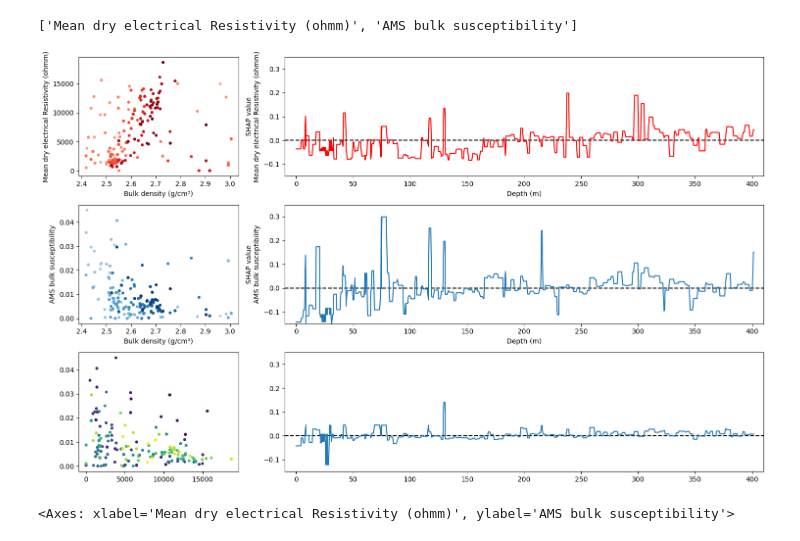
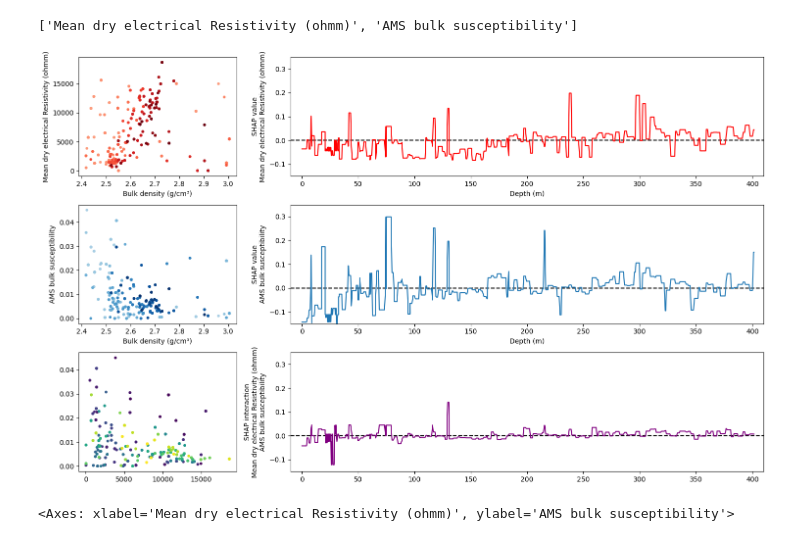
Before and after one commit to SerpRateAI/AI-pipeline-boreholes, a Jupyter notebook: ams-resist-analysis.ipynb, the cells around one changed output. Cells and saved outputs as stored; diff of their text form; code cells hidden in the pictures.

```diff
--- a/ams-resist-analysis.ipynb
+++ b/ams-resist-analysis.ipynb
@@ -436,36 +462,36 @@ import shap
 
 explainer = shap.TreeExplainer(phys)
 shap_values = explainer(X)
 shap_df = pd.DataFrame( columns=X.columns, index=df['TOP_DEPTH'])
 for n, c in enumerate(X.columns):
     shap_df[c] = shap_values.values[:,n]
 
 ax1[1].plot(shap_df.index, shap_df['Mean dry electrical Resistivity (ohmm)'], color='red')
 ax1[1].set_ylabel('SHAP value\nMean dry electrical Resistivity (ohmm)')
 ax1[1].set_ylim(-0.15, 0.35)
 ax1[1].plot((-10, 410), (0, 0), zorder=0, color='black', linestyle='--')
 ax1[1].set_xlim(-10, 410)
 ax1[1].set_xlabel('Depth (m)')
 
 ax2[1].plot(shap_df.index, shap_df['AMS bulk susceptibility'])
 ax2[1].set_ylabel('SHAP value\nAMS bulk susceptibility')
 ax2[1].set_ylim(-0.15, 0.35)
 ax2[1].plot((-10, 410), (0, 0), zorder=0, color='black', linestyle='--')
 ax2[1].set_xlim(-10, 410)
 ax2[1].set_xlabel('Depth (m)')
 
 # df.plot.scatter('Mean dry electrical Resistivity (ohmm)', 'AMS bulk susceptibility', ax=ax3[0], marker='.', c='TOP_DEPTH')
 ax3[0].scatter(df['Mean dry electrical Resistivity (ohmm)'], df['AMS bulk susceptibility'], marker='.', c=df.TOP_DEPTH)
 shap_interaction_values = explainer.shap_interaction_values(X)
-ax3[1].plot(df.TOP_DEPTH, shap_interaction_values[:,:,1][:,0])
+ax3[1].plot(df.TOP_DEPTH, shap_interaction_values[:,:,1][:,0], color='Purple')
 ax3[1].set_ylim(-0.15, 0.35)
 ax3[1].plot((-10, 410), (0, 0), zorder=0, color='black', linestyle='--')
 ax3[1].set_xlim(-10, 410)
-ax3[1].set_ylabel('SHAP intera
+ax3[1].set_ylabel('SHAP interaction\nMean dry electrical Resistivity (ohmm)\nAMS bulk susceptibility')
 
 fig.tight_layout()
 # %% [output]
-[figure, old version]
+[figure, new version]
 # %%
 df.plot.scatter('Mean dry electrical Resistivity (ohmm)', 'AMS bulk susceptibility')
 # %% [output]
```
Also changed, not shown: parts of 1 cell of this notebook.
